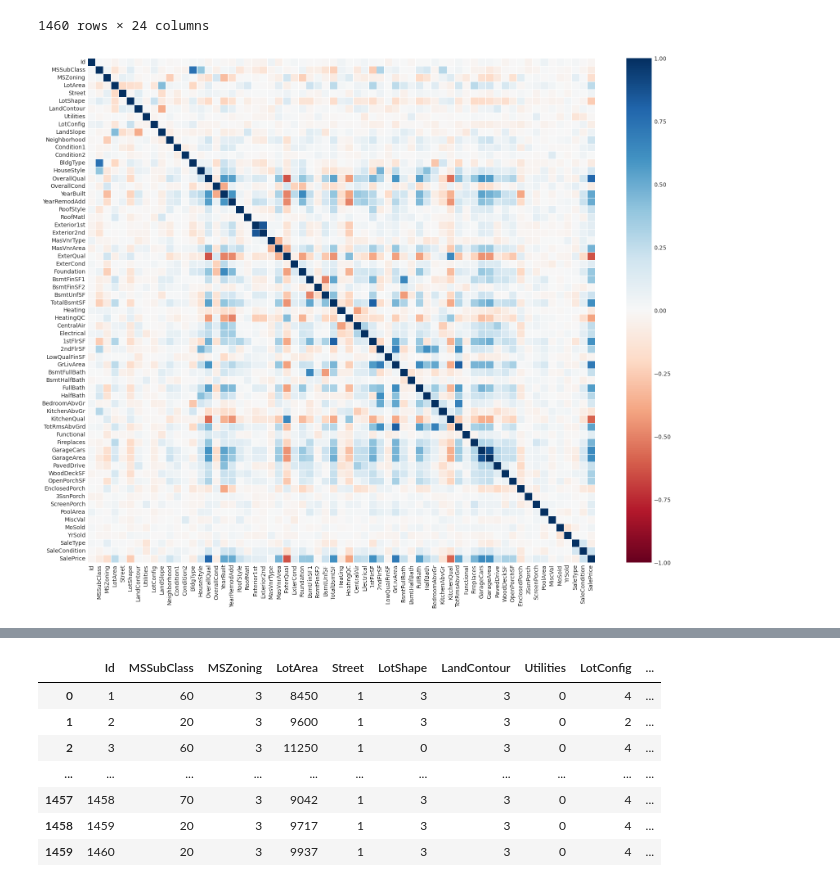
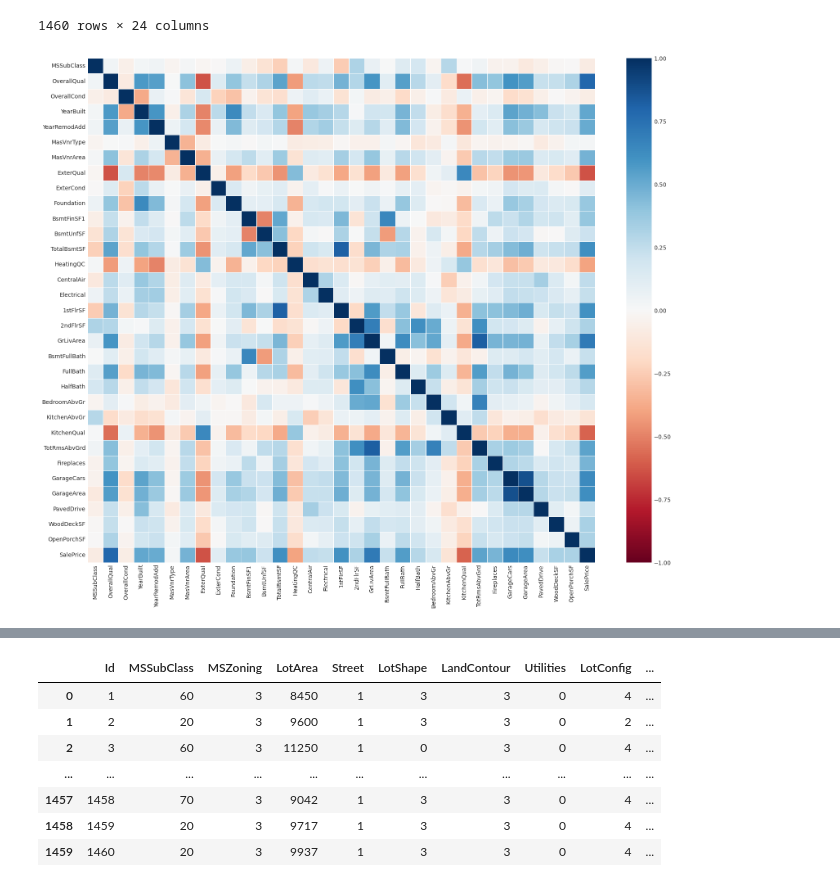
Before and after one commit to yunmokoo/Kaggle_Testing, a Jupyter notebook: housing-price-aug-16.ipynb, the cells around one changed output, grey strips where cells are left out. Cells and saved outputs as stored; diff of their text form; code cells hidden in the pictures.

```diff
--- a/housing-price-aug-16.ipynb
+++ b/housing-price-aug-16.ipynb
@@ -549,9 +553,10 @@ exclude_test = ['Id',
      'Exterior1st',
      'Exterior2nd',
      'Heating',
-     'BldgType']
+     'BldgType',]
 # %%
-df_train_selected = df_selected(df_train_filt, exclude_train)
+df_train_selected = df_selected(df_train_filt, exclude_test)
+df_test_selected = df_selected(df_test_filt, exclude_test)
 # %%
 pd.set_option('display.max_columns', None)
 df_train_selected
@@ -566,6 +571,6 @@ df_train_selected
 | 1459 | 20 | 5 | 6 | 1965 | 1965 | Gd | TA | CBlock | ... |
 1460 rows × 24 columns
 # %%
-corre_heatmap(df_train_filt)
+corre_heatmap(df_train_selected)
 # %% [output]
-[figure, old version]
+[figure, new version]
```
Also changed, not shown: parts of 17 cells of this notebook.
